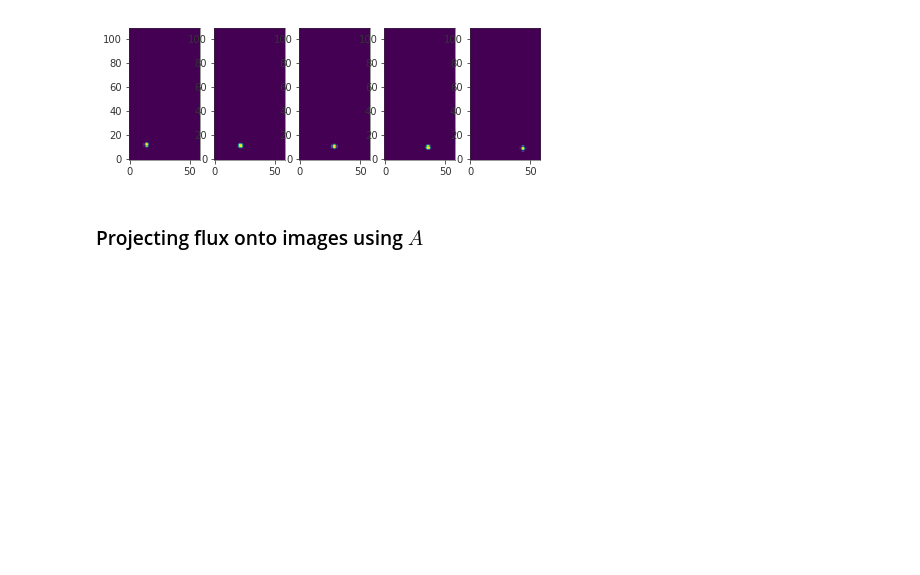
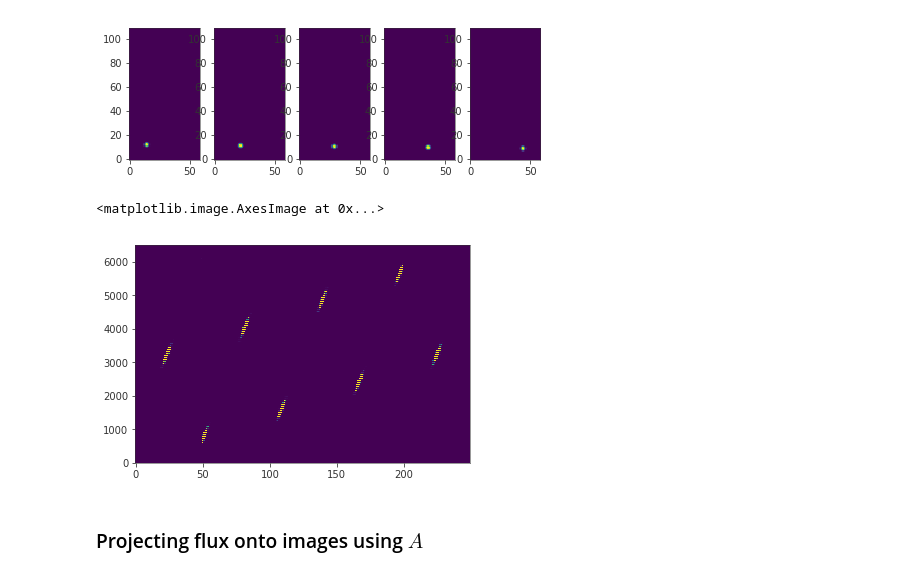
Before and after one commit to desihub/gpu_specter, a Jupyter notebook: Overview.ipynb, the cells around one changed output. Saved outputs shown, nothing was run; the diff lists cells and outputs as text; code cells hidden in the pictures; blank space fills up the shorter version.

```diff
--- a/Overview.ipynb
+++ b/Overview.ipynb
@@ -128,6 +127,11 @@ for ispec in range(nspec):
     imshow(A4[:,:,ispec,0])
 # %% [output]
 [figure]
+# %%
+imshow(A.todense(), aspect='auto', vmax=0.01)
+# %% [output]
+<matplotlib.image.AxesImage at 0x...>
+[figure, added]
 # %% [markdown]
 ### Projecting flux onto images using $A$
 # %%
```
Also changed, not shown: parts of 12 cells of this notebook.
